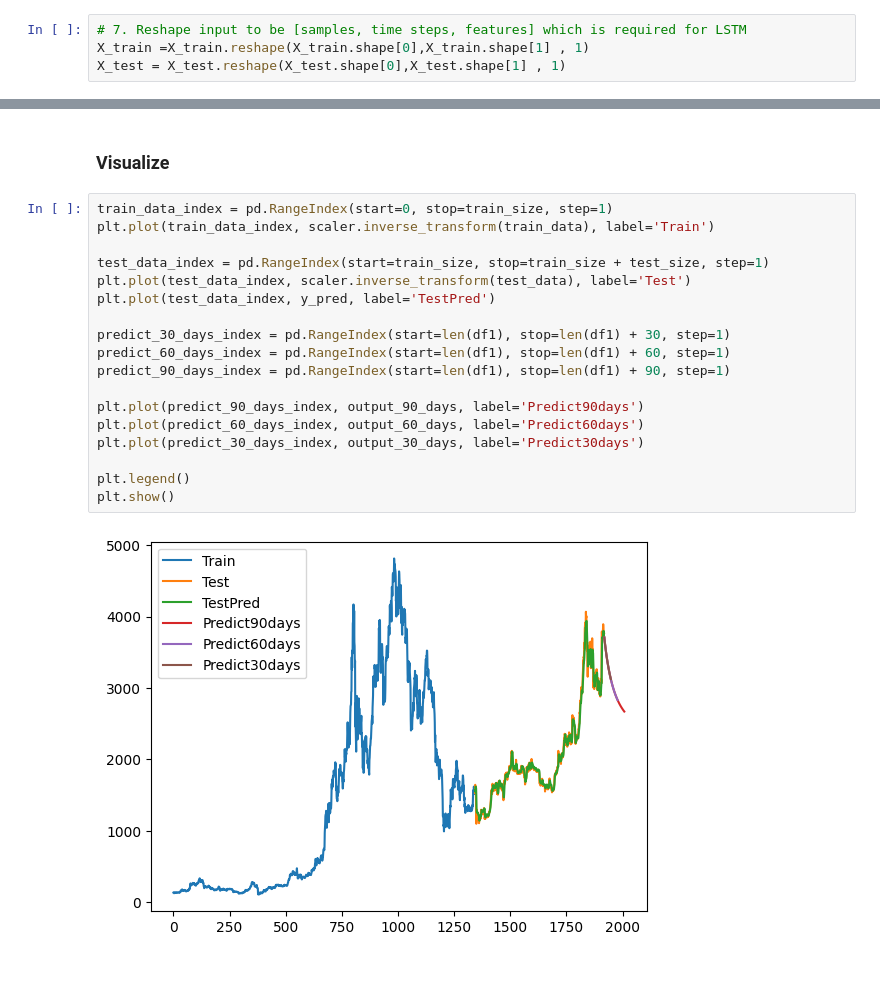
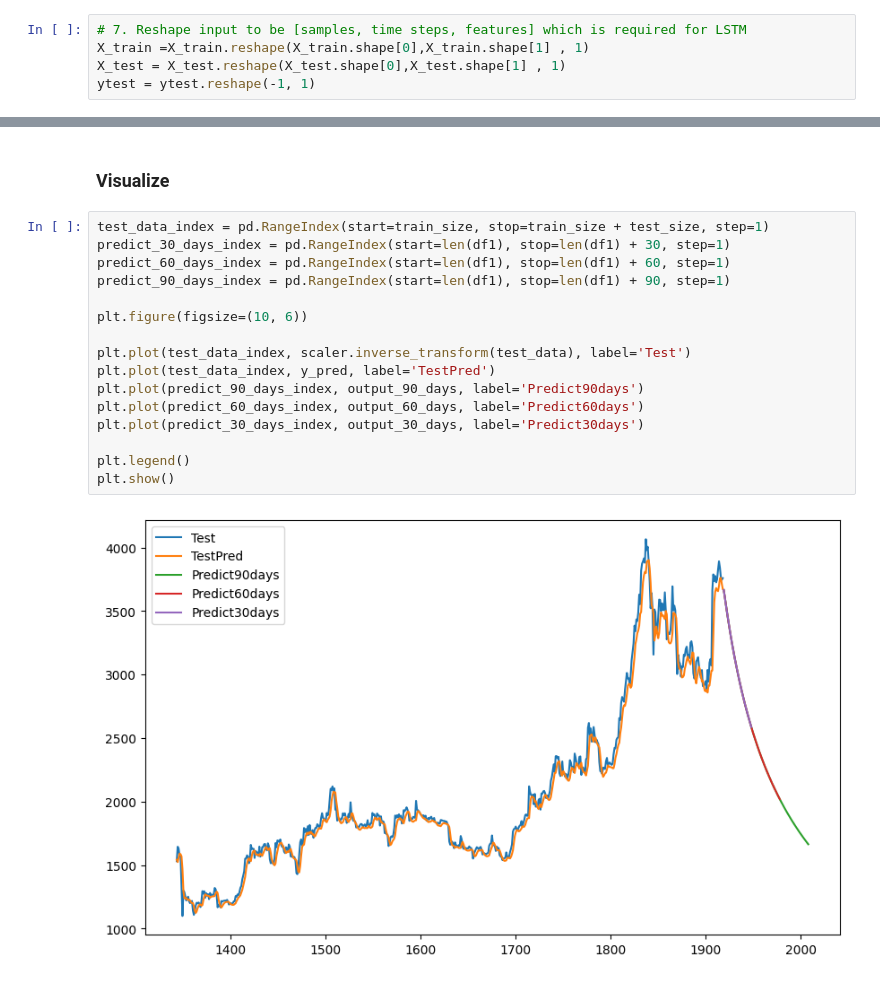
Before and after one commit to nonggfiii/IS403.O21.HTCL-Team-12, a Jupyter notebook: ETH/GRU/73/IS403_73_GRU_Adamax.ipynb, the cells around one changed output, grey strips where cells are left out. Drawn from its saved outputs; the diff is of its cells as text.

```diff
--- a/ETH/GRU/73/IS403_73_GRU_Adamax.ipynb
+++ b/ETH/GRU/73/IS403_73_GRU_Adamax.ipynb
@@ -52,6 +52,7 @@ X_test, ytest = create_dataset(combined_data, time_step)
 # 7. Reshape input to be [samples, time steps, features] which is required for LSTM
 X_train =X_train.reshape(X_train.shape[0],X_train.shape[1] , 1)
 X_test = X_test.reshape(X_test.shape[0],X_test.shape[1] , 1)
+ytest = ytest.reshape(-1, 1)
 # %%
 print("x_train shape:", X_train.shape)
 print("y_train shape:", y_train.shape)
@@ -198,22 +196,20 @@ output_90_days = scaler.inverse_transform(output_90_days)
 # %% [markdown]
 <h3> Visualize
 # %%
-train_data_index = pd.RangeIndex(start=0, stop=train_size, step=1)
-plt.plot(train_data_index, scaler.inverse_transform(train_data), label='Train')
-
 test_data_index = pd.RangeIndex(start=train_size, stop=train_size + test_size, step=1)
-plt.plot(test_data_index, scaler.inverse_transform(test_data), label='Test')
-plt.plot(test_data_index, y_pred, label='TestPred')
-
 predict_30_days_index = pd.RangeIndex(start=len(df1), stop=len(df1) + 30, step=1)
 predict_60_days_index = pd.RangeIndex(start=len(df1), stop=len(df1) + 60, step=1)
 predict_90_days_index = pd.RangeIndex(start=len(df1), stop=len(df1) + 90, step=1)
 
+plt.figure(figsize=(10, 6))
+
+plt.plot(test_data_index, scaler.inverse_transform(test_data), label='Test')
+plt.plot(test_data_index, y_pred, label='TestPred')
 plt.plot(predict_90_days_index, output_90_days, label='Predict90days')
 plt.plot(predict_60_days_index, output_60_days, label='Predict60days')
 plt.plot(predict_30_days_index, output_30_days, label='Predict30days')
 
 plt.legend()
 plt.show()
 # %% [output]
-[figure, old version]
+[figure, new version]
```
Also changed, not shown: parts of 6 cells of this notebook, 54 other files.
